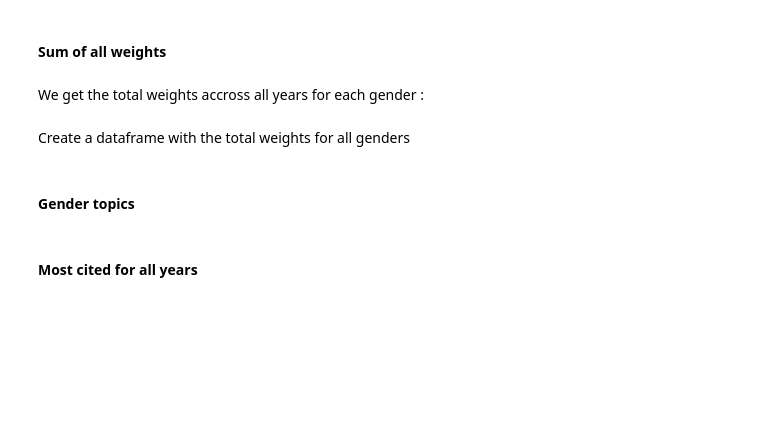
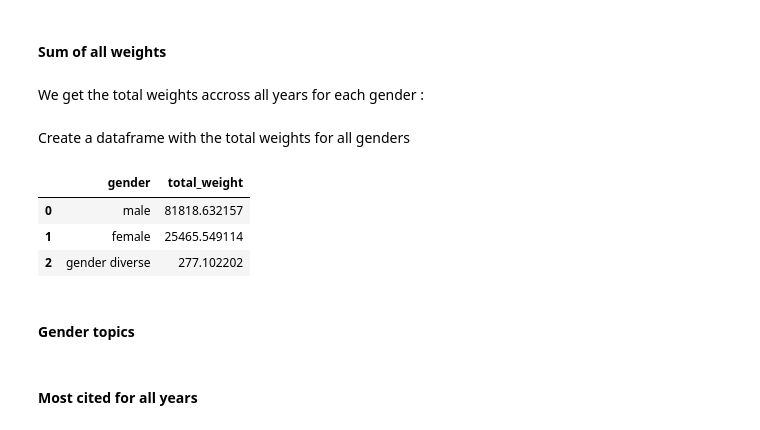
Before and after one commit to epfl-ada/ada-2021-project-palomamo, a Jupyter notebook: gender_topics.ipynb, the cells around one changed output. Saved outputs shown, nothing was run; the diff lists cells and outputs as text; code cells hidden in the pictures; blank space fills up the shorter version.

```diff
--- a/gender_topics.ipynb
+++ b/gender_topics.ipynb
@@ -476,8 +476,14 @@ Create a dataframe with the total weights for all genders
 # %%
 # create a list for the next dataframe
 total_weights_list = [['male', total_weight_males], ['female', total_weight_females],['gender diverse', total_weight_others]]
 # create the dataframe
 total_weights_df = pd.DataFrame(total_weights_list, columns =['gender', 'total_weight'])
+total_weights_df
+# %% [output]
+|  | gender | total_weight |
+| 0 | male | 81818.632157 |
+| 1 | female | 25465.549114 |
+| 2 | gender diverse | 277.102202 |
 # %% [markdown]
 #### Gender topics
 # %%
```
Also changed, not shown: parts of 31 cells of this notebook.
